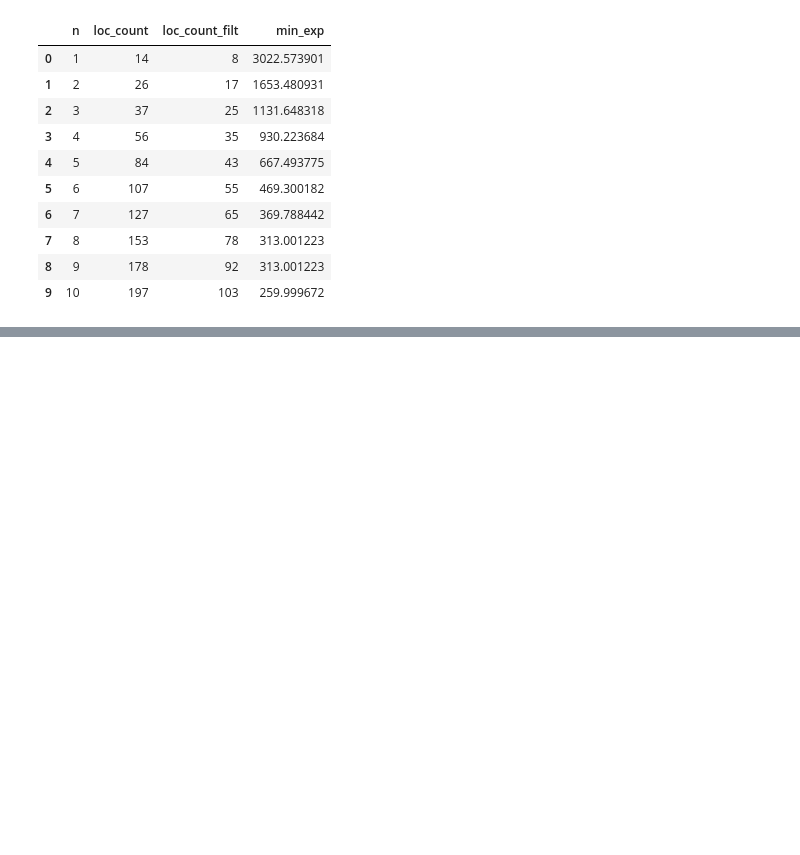
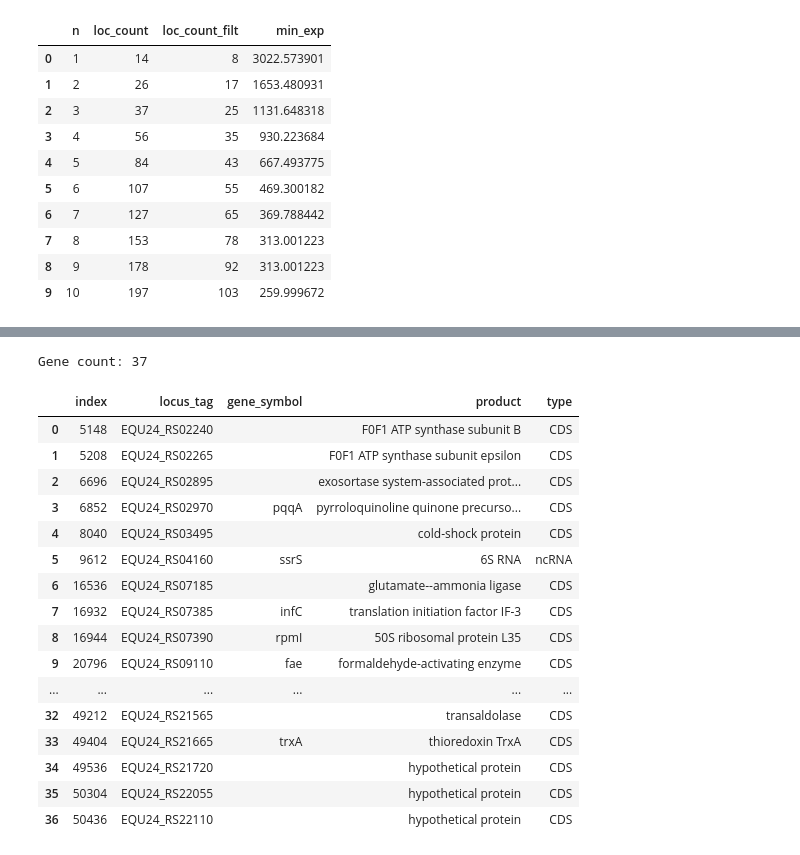
Before and after one commit to erinhwilson/promoter-id-from-rnaseq, a Jupyter notebook: tpm-data-exploration.ipynb, the cells around one changed output, grey strips where cells are left out. Cells and saved outputs as stored; diff of their text form; code cells hidden in the pictures; blank space fills up the shorter version.

Commit message:
add parallel coords basic viz to tpm exploration notebook

```diff
--- a/tpm-data-exploration.ipynb
+++ b/tpm-data-exploration.ipynb
@@ -229,0 +292,2 @@ chart.properties(
+# %%
+feat2meta = get_feat2meta_dict(gb_file)
@@ -229,0 +300,16 @@ chart.properties(
+# %%
+# melt df to format for Altair parallel coordinates viz
+alt_df = pd.melt(df_means, id_vars=['exp_condition'], value_vars=LOCI,value_name='mean_exp')
+
+# add metadata
+alt_df['gene_symbol'] = alt_df['locus_tag'].apply(lambda x: feat2meta[x]['gene_symbol'])
+alt_df['product'] = alt_df['locus_tag'].apply(lambda x: feat2meta[x]['product'])
+alt_df['type'] = alt_df['locus_tag'].apply(lambda x: feat2meta[x]['type'])
+alt_df['desc_string']  = alt_df.apply(lambda row: f"{row['locus_tag']}|{row['gene_symbol']}|{row['product']}",axis=1)
+
+# impose a specific x-axis sort order on the df
+# choose custom exp_condition order!
+list_ordering = ['uMax','lowCH4','NoCu','lowCu','medCu','highCu','NO3_lowO2_slow_growth','highO2_slow_growth','lowO2_fast_growth','MeOH','NoLanthanum','WithLanthanum']
+alt_df["exp_condition_order"] = pd.Categorical(alt_df["exp_condition"], categories=list_ordering)
+
+alt_df.head()
@@ -229,0 +323,5 @@ chart.properties(
+# %%
+def view_df(df):
+    '''Small function to display df gene info '''
+    print(f"Gene count: {len(df['locus_tag'].unique())}")
+    return df[['locus_tag','gene_symbol','product','type']].drop_duplicates().sort_values('locus_tag').reset_index()
@@ -229,0 +347,9 @@ chart.properties(
+# %%
+top_locs_1_perc = gtgs.get_top_n_perc_by_condition(df_means, LOCI, 1)
+df_1 = alt_df[alt_df['locus_tag'].isin(top_locs_1_perc)]
+
+top_locs_3_perc = gtgs.get_top_n_perc_by_condition(df_means, LOCI, 3)
+df_3 = alt_df[alt_df['locus_tag'].isin(top_locs_3_perc)]
+
+top_locs_10_perc = gtgs.get_top_n_perc_by_condition(df_means, LOCI, 10)
+df_10 = alt_df[alt_df['locus_tag'].isin(top_locs_10_perc)]
@@ -229,0 +439,21 @@ chart.properties(
+# %%
+view_df(df_3)
+# %% [output]
+Gene count: 37
+|  | index | locus_tag | gene_symbol | product | type |
+| 0 | 5148 | EQU24_RS02240 |  | F0F1 ATP synthase subunit B | CDS |
+| 1 | 5208 | EQU24_RS02265 |  | F0F1 ATP synthase subunit epsilon | CDS |
+| 2 | 6696 | EQU24_RS02895 |  | exosortase system-associated prot... | CDS |
+| 3 | 6852 | EQU24_RS02970 | pqqA | pyrroloquinoline quinone precurso... | CDS |
+| 4 | 8040 | EQU24_RS03495 |  | cold-shock protein | CDS |
+| 5 | 9612 | EQU24_RS04160 | ssrS | 6S RNA | ncRNA |
+| 6 | 16536 | EQU24_RS07185 |  | glutamate--ammonia ligase | CDS |
+| 7 | 16932 | EQU24_RS07385 | infC | translation initiation factor IF-3 | CDS |
+| 8 | 16944 | EQU24_RS07390 | rpmI | 50S ribosomal protein L35 | CDS |
+| 9 | 20796 | EQU24_RS09110 | fae | formaldehyde-activating enzyme | CDS |
+| ... | ... | ... | ... | ... | ... |
+| 32 | 49212 | EQU24_RS21565 |  | transaldolase | CDS |
+| 33 | 49404 | EQU24_RS21665 | trxA | thioredoxin TrxA | CDS |
+| 34 | 49536 | EQU24_RS21720 |  | hypothetical protein | CDS |
+| 35 | 50304 | EQU24_RS22055 |  | hypothetical protein | CDS |
+| 36 | 50436 | EQU24_RS22110 |  | hypothetical protein | CDS |
```
Also changed, not shown: parts of 16 cells of this notebook.
